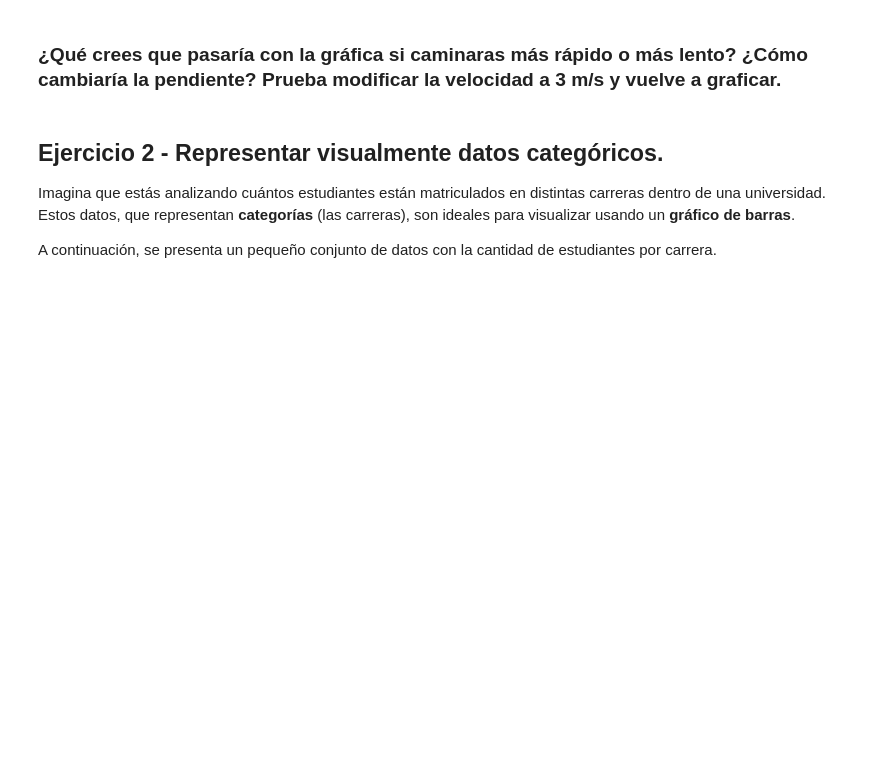
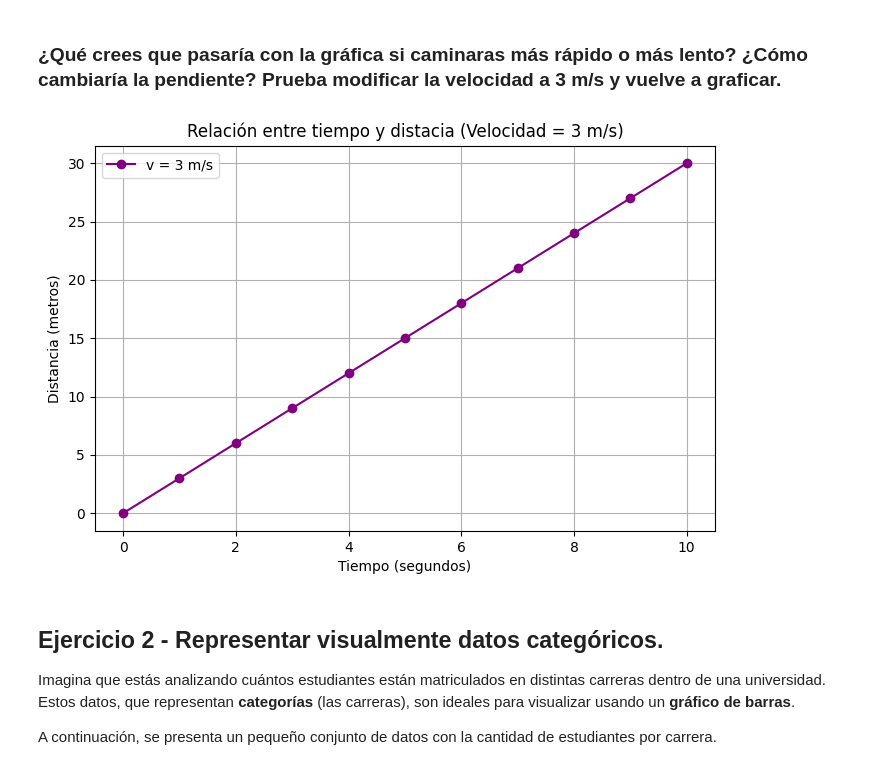
Before and after one commit to juhuertav-ux/machine-learning-prework, a Jupyter notebook: notebook/problems.es.ipynb, the cells around one changed output. Cells and saved outputs as stored; diff of their text form; code cells hidden in the pictures; blank space fills up the shorter version.

```diff
--- a/notebook/problems.es.ipynb
+++ b/notebook/problems.es.ipynb
@@ -45,11 +47,23 @@ plt.show()
 # %% [markdown]
 ### ¿Qué crees que pasaría con la gráfica si caminaras más rápido o más lento? ¿Cómo cambiaría la pendiente? Prueba modificar la velocidad a 3 m/s y vuelve a graficar.
 # %%
-x = np.arange(0, 11) # array con valores de 0 a 10
+# Variables y array definidos en el ejercicio
+x = np.arange(0, 11)
 velocity = 3
 y = velocity * x
+# Gráfico
+plt.figure(figsize=(8, 5))
+plt.plot(x, y, color='purple', marker='o', label = 'v = 3 m/s')
+# Configuración
+plt.title('Relación entre tiempo y distacia (Velocidad = 3 m/s)')
+plt.xlabel('Tiempo (segundos)')
+plt.ylabel('Distancia (metros)')
+plt.grid(True)
+plt.legend()
 
-#tu código
+plt.show()
+# %% [output]
+[figure, added]
 # %% [markdown]
 ## Ejercicio 2 - Representar visualmente datos categóricos.
 
```
Also changed, not shown: parts of 11 cells of this notebook.
